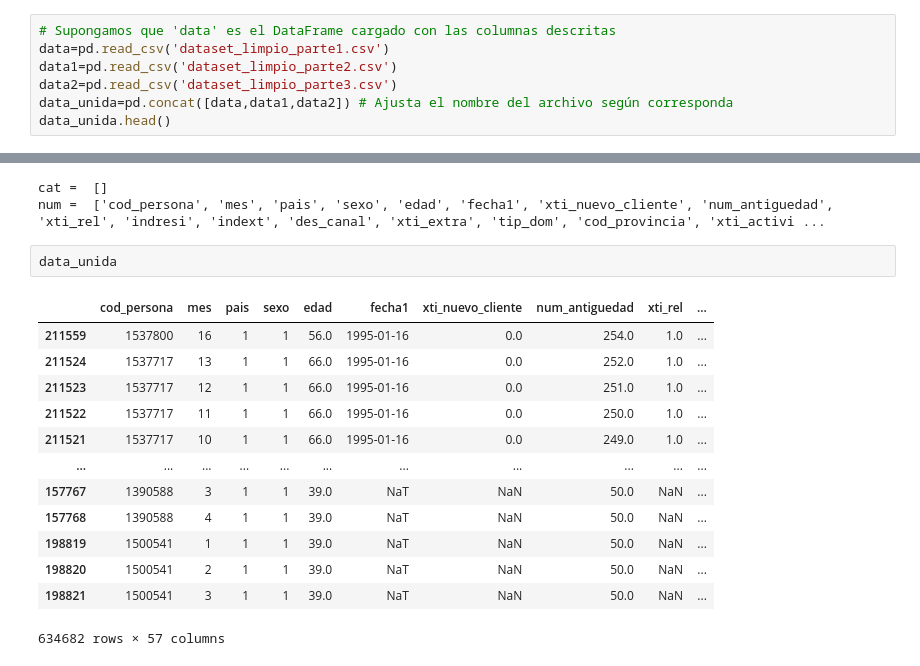
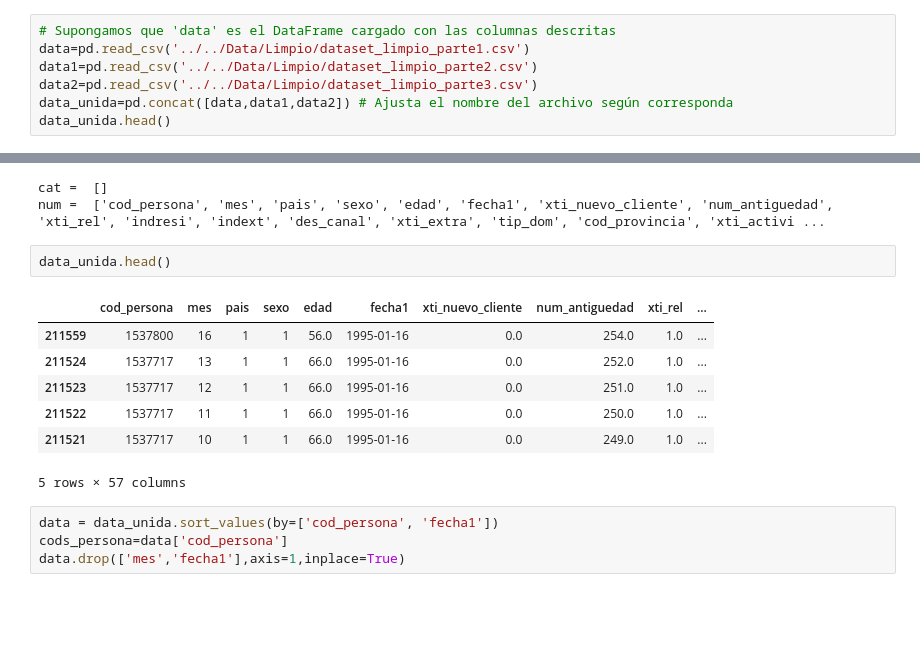
Before and after one commit to mariol-lamas/Machine_learning_proyect, a Jupyter notebook: Src/Model/limpieza_para_mario.ipynb, the cells around one changed output, grey strips where cells are left out. Cells and saved outputs as stored; diff of their text form; blank space fills up the shorter version.

```diff
--- a/Src/Model/limpieza_para_mario.ipynb
+++ b/Src/Model/limpieza_para_mario.ipynb
@@ -11,9 +11,9 @@ import tensorflow as tf
 import matplotlib.pyplot as plt
 # %%
 # Supongamos que 'data' es el DataFrame cargado con las columnas descritas
-data=pd.read_csv('dataset_limpio_parte1.csv')
-data1=pd.read_csv('dataset_limpio_parte2.csv')
-data2=pd.read_csv('dataset_limpio_parte3.csv')
+data=pd.read_csv('../../Data/Limpio/dataset_limpio_parte1.csv')
+data1=pd.read_csv('../../Data/Limpio/dataset_limpio_parte2.csv')
+data2=pd.read_csv('../../Data/Limpio/dataset_limpio_parte3.csv')
 data_unida=pd.concat([data,data1,data2]) # Ajusta el nombre del archivo según corresponda
 data_unida.head()
 # %% [output]
@@ -309,18 +309,16 @@ print('num = ',num)
 cat =  []
 num =  ['cod_persona', 'mes', 'pais', 'sexo', 'edad', 'fecha1', 'xti_nuevo_cliente', 'num_antiguedad', 'xti_rel', 'indresi', 'indext', 'des_canal', 'xti_extra', 'tip_dom', 'cod_provincia', 'xti_activi ...
 # %%
-data_unida
+data_unida.head()
 # %% [output]
 |  | cod_persona | mes | pais | sexo | edad | fecha1 | xti_nuevo_cliente | num_antiguedad | xti_rel | ... |
 | 211559 | 1537800 | 16 | 1 | 1 | 56.0 | 1995-01-16 | 0.0 | 254.0 | 1.0 | ... |
 | 211524 | 1537717 | 13 | 1 | 1 | 66.0 | 1995-01-16 | 0.0 | 252.0 | 1.0 | ... |
 | 211523 | 1537717 | 12 | 1 | 1 | 66.0 | 1995-01-16 | 0.0 | 251.0 | 1.0 | ... |
 | 211522 | 1537717 | 11 | 1 | 1 | 66.0 | 1995-01-16 | 0.0 | 250.0 | 1.0 | ... |
 | 211521 | 1537717 | 10 | 1 | 1 | 66.0 | 1995-01-16 | 0.0 | 249.0 | 1.0 | ... |
-| ... | ... | ... | ... | ... | ... | ... | ... | ... | ... | ... |
-| 157767 | 1390588 | 3 | 1 | 1 | 39.0 | NaT | NaN | 50.0 | NaN | ... |
-| 157768 | 1390588 | 4 | 1 | 1 | 39.0 | NaT | NaN | 50.0 | NaN | ... |
-| 198819 | 1500541 | 1 | 1 | 1 | 39.0 | NaT | NaN | 50.0 | NaN | ... |
-| 198820 | 1500541 | 2 | 1 | 1 | 39.0 | NaT | NaN | 50.0 | NaN | ... |
-| 198821 | 1500541 | 3 | 1 | 1 | 39.0 | NaT | NaN | 50.0 | NaN | ... |
-634682 rows × 57 columns
+5 rows × 57 columns
+# %%
+data = data_unida.sort_values(by=['cod_persona', 'fecha1'])
+cods_persona=data['cod_persona']
+data.drop(['mes','fecha1'],axis=1,inplace=True)
```
Also changed, not shown: parts of 7 cells of this notebook.
